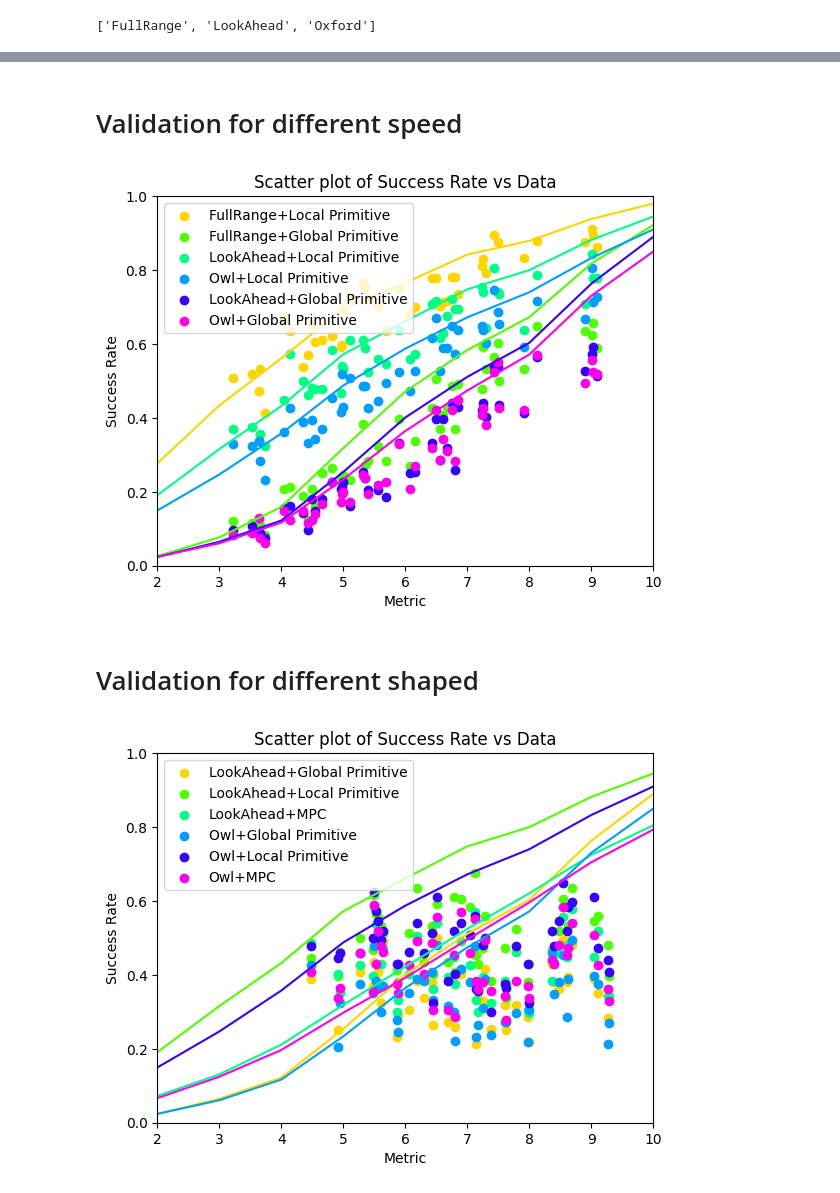
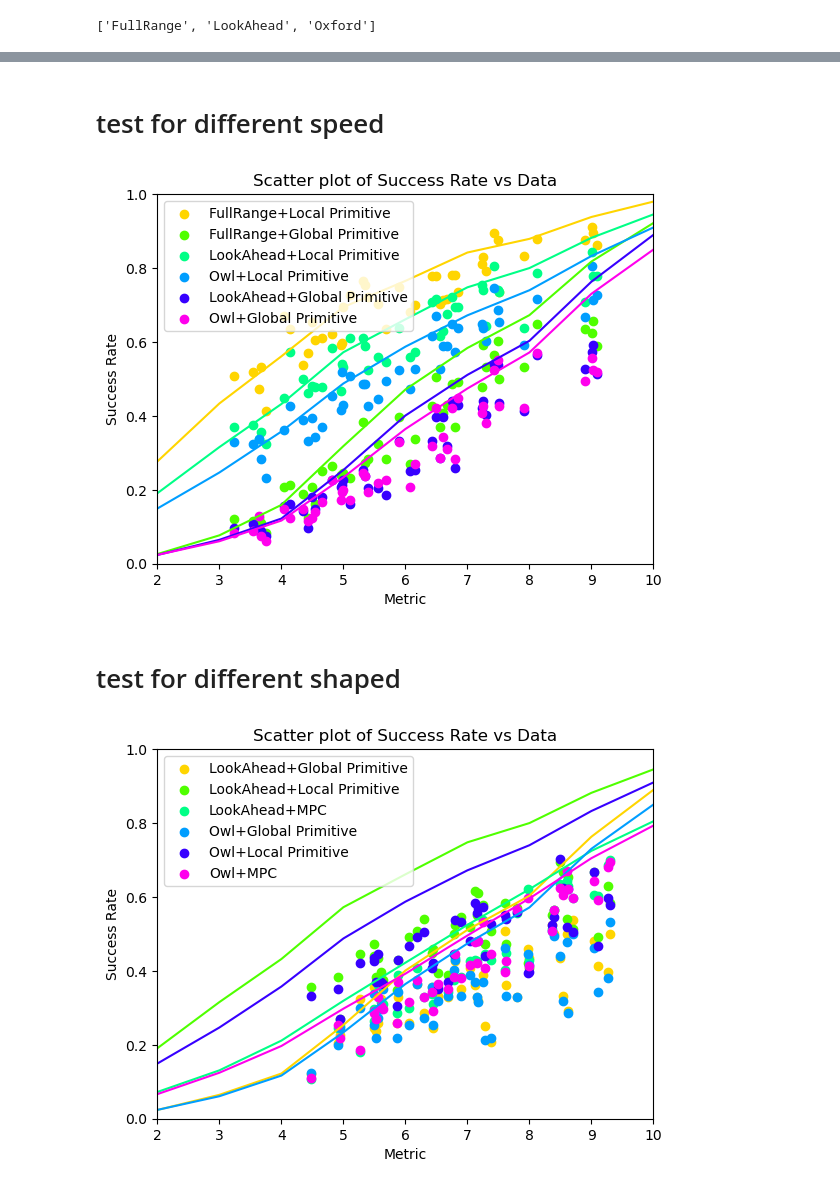
Before and after one commit to smoggy-P/gym-Drone2D-ActivePerception, a Jupyter notebook: test.ipynb, the cells around one changed output, grey strips where cells are left out. Saved outputs shown, nothing was run; the diff lists cells and outputs as text; code cells hidden in the pictures.

```diff
--- a/test.ipynb
+++ b/test.ipynb
@@ -142,7 +161,7 @@ df_filtered['Parameters'] = df_filtered[sort_columns].apply(tuple, axis=1)
 grouped = df_filtered.groupby(['Method_Planner', 'Parameters', 'map difficulty'])
 df_grouped = grouped.agg({'Success': 'mean', 'Dead Lock': 'mean'}).reset_index()
 
-df_grouped['map difficulty'] = df_grouped.apply(lambda row: round_metrics_dict.get(row['Parameters'], 'N/A'), axis=1)
+df_grouped['map difficulty'] = df_grouped.apply(lambda row: 100*metric_dict.get(row['Parameters'], 'N/A'), axis=1)
 
 
 grouped = df_grouped.groupby(['Method_Planner', 'map difficulty'])['Success']
@@ -354,5 +387,5 @@ plt.show()
 # %% [markdown]
-# Validation for different speed
+# test for different speed
 # %%
 import pandas as pd
 import numpy as np
@@ -418,14 +451,14 @@ df_grouped_validation_vel['map difficulty'] = df_grouped_validation_vel.apply(la
 # %%
 # Generate a unique color for each unique combination of 'Method' and 'Planner'
-unique_method_planner = df_filtered_validation_vel['Method_Planner'].unique()
+unique_method_planner = df_filtered_test_vel['Method_Planner'].unique()
 colors = sns.color_palette('hsv', len(unique_method_planner))
 color_map = dict(zip(unique_method_planner, colors))
 
 # Create a scatter plot for each unique combination of 'Method' and 'Planner'
 for method_planner in unique_method_planner:
     df_plot = df_results[df_results['Method_Planner'] == method_planner]
-    df_plot_validation_vel = df_grouped_validation_vel[df_grouped_validation_vel['Method_Planner'] == method_planner]
-    plt.scatter(df_plot_validation_vel['map difficulty'], df_plot_validation_vel['Success'], color=color_map[method_planner], label=method_planner)
+    df_plot_test_vel = df_grouped_test_vel[df_grouped_test_vel['Method_Planner'] == method_planner]
+    plt.scatter(df_plot_test_vel['map difficulty'], df_plot_test_vel['Success'], color=color_map[method_planner], label=method_planner)
     plt.plot(df_plot['map difficulty'], df_plot['Mean Success'], color=color_map[method_planner])
 
 # Set the axis labels
@@ -443,9 +476,9 @@ plt.legend()
 # Show the plot
 plt.show()
 # %% [output]
-[figure, old version]
+[figure, new version]
 # %% [markdown]
-# Validation for different shaped
+# test for different shaped
 # %%
 import pandas as pd
 import numpy as np
@@ -456,25 +489,25 @@ import pandas as pd
 import glob
 import os
 
-df_metric = pd.read_csv('./experiment/metrics/survivability/metrics_validation_shape.csv')
+df_metric = pd.read_csv('./experiment/metrics/survivability/metrics_test_shape.csv')
 metrics = []
 for i in range(45):
     metrics.append(df_metric['metric'][i])
 data = np.array(metrics).flatten()
-metric_dict_validation_shape = {}
-round_metrics_dict_validation_shape = {}
+metric_dict_test_shape = {}
+round_metrics_dict_test_shape = {}
 index = 0
 
 for (agent_num, agent_size, map_id) in product([10, 20, 30], [5, 10, 15], range(5)):
-    metric_dict_validation_shape[(map_id, agent_num, agent_size, -1, 'CVM')] = data[index]
-    round_metrics_dict_validation_shape[(map_id, agent_num, agent_size, -1, 'CVM')] = round(data[index])
+    metric_dict_test_shape[(map_id, agent_num, agent_size, -1, 'CVM')] = data[index]
+    round_metrics_dict_test_shape[(map_id, agent_num, agent_size, -1, 'CVM')] = round(data[index])
     index += 1
 
 # Path to the directory
-directory_path_validation_shape = './experiment/validation/'
+directory_path_test_shape = './experiment/test/'
 
-# Find all csv files in the path that starts with "results_validation_vel"
-all_files = glob.glob(os.path.join(directory_path_validation_shape, "results_validation_shape*.csv"))
+# Find all csv files in the path that starts with "results_test_vel"
+all_files = glob.glob(os.path.join(directory_path_test_shape, "results_test_shape*.csv"))
 
 # Create an empty list to hold dataframes
 df_list = []
@@ -485,41 +518,41 @@ for filename in all_files:
     df_list.append(df)
 
 # Concatenate all the dataframes in the list.
-df_validation_shape = pd.concat(df_list, ignore_index=True)
-df_validation_shape['Planner'] = df_validation_shape['Planner'].replace({'Primitive' : 'Global Primitive', 'Jerk_Primitive': 'Local Primitive'})
-df_validation_shape['Method'] = df_validation_shape['Method'].replace({'NoControl': 'FullRange'})
+df_test_shape = pd.concat(df_list, ignore_index=True)
+df_test_shape['Planner'] = df_test_shape['Planner'].replace({'Primitive' : 'Global Primitive', 'Jerk_Primitive': 'Local Primitive'})
+df_test_shape['Method'] = df_test_shape['Method'].replace({'NoControl': 'FullRange'})
 # %%
-df_filtered_validation_shape = df_validation_shape[df_validation_shape['Motion Profile'] == 'CVM']
-df_filtered_validation_shape['Method_Planner'] = df_filtered_validation_shape['Method'] + "+" + df_filtered_validation_shape['Planner']
+df_filtered_test_shape = df_test_shape[df_test_shape['Motion Profile'] == 'CVM']
+df_filtered_test_shape['Method_Planner'] = df_filtered_test_shape['Method'] + "+" + df_filtered_test_shape['Planner']
 
-df_filtered_validation_shape['map difficulty'] = df_filtered_validation_shape.index.map(lambda x: metrics[x % 45])
-df_grouped_validation_shape = df_filtered_validation_shape.groupby(['Method_Planner', 'map difficulty'])['Success'].mean().reset_index()
+df_filtered_test_shape['map difficulty'] = df_filtered_test_shape.index.map(lambda x: metrics[(x // 432) % 45])
+df_grouped_test_shape = df_filtered_test_shape.groupby(['Method_Planner', 'map difficulty'])['Success'].mean().reset_index()
 # %%
 # Generate a unique color for each unique combination of 'Method' and 'Planner'
-unique_method_planner = df_grouped_validation_shape['Method_Planner'].unique()
+unique_method_planner = df_grouped_test_shape['Method_Planner'].unique()
 colors = sns.color_palette('hsv', len(unique_method_planner))
 color_map = dict(zip(unique_method_planner, colors))
 
 # Create a scatter plot for each unique combination of 'Method' and 'Planner'
 for method_planner in unique_method_planner:
     df_plot = df_results[df_results['Method_Planner'] == method_planner]
-    df_filtered_validation_shape = df_grouped_validation_shape[df_grouped_validation_shape['Method_Planner'] == method_planner]
-    plt.scatter(df_filtered_validation_shape['map difficulty'], df_filtered_validation_shape['Success'], color=color_map[method_planner], label=method_planner)
+    df_plot_test_shape = df_grouped_test_shape[df_grouped_test_shape['Method_Planner'] == method_planner]
+    plt.scatter(df_plot_test_shape['map difficulty'], df_plot_test_shape['Success'], color=color_map[method_planner], label=method_planner)
     plt.plot(df_plot['map difficulty'], df_plot['Mean Success'], color=color_map[method_planner])
 
 # Set the axis labels
 plt.xlabel('Metric')
 plt.ylabel('Success Rate')
 plt.xlim(2, 10)
 plt.ylim(0, 1)
 
 # Set the title
 plt.title('Scatter plot of Success Rate vs Data')
 
 # Show the legend
 plt.legend()
 
 # Show the plot
 plt.show()
 # %% [output]
-[figure, old version]
+[figure, new version]
```
Also changed, not shown: parts of 8 cells of this notebook, 6 other files.
